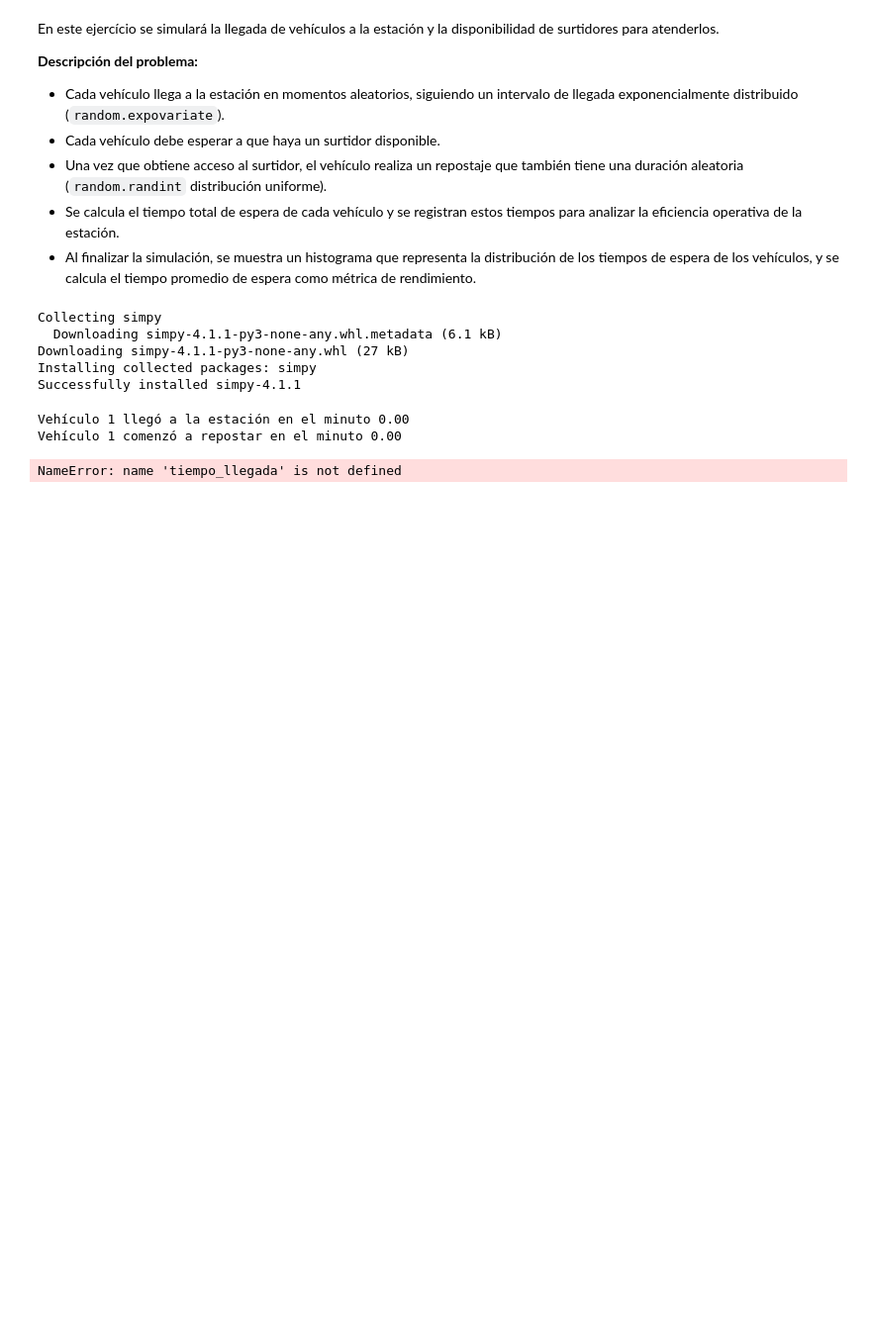
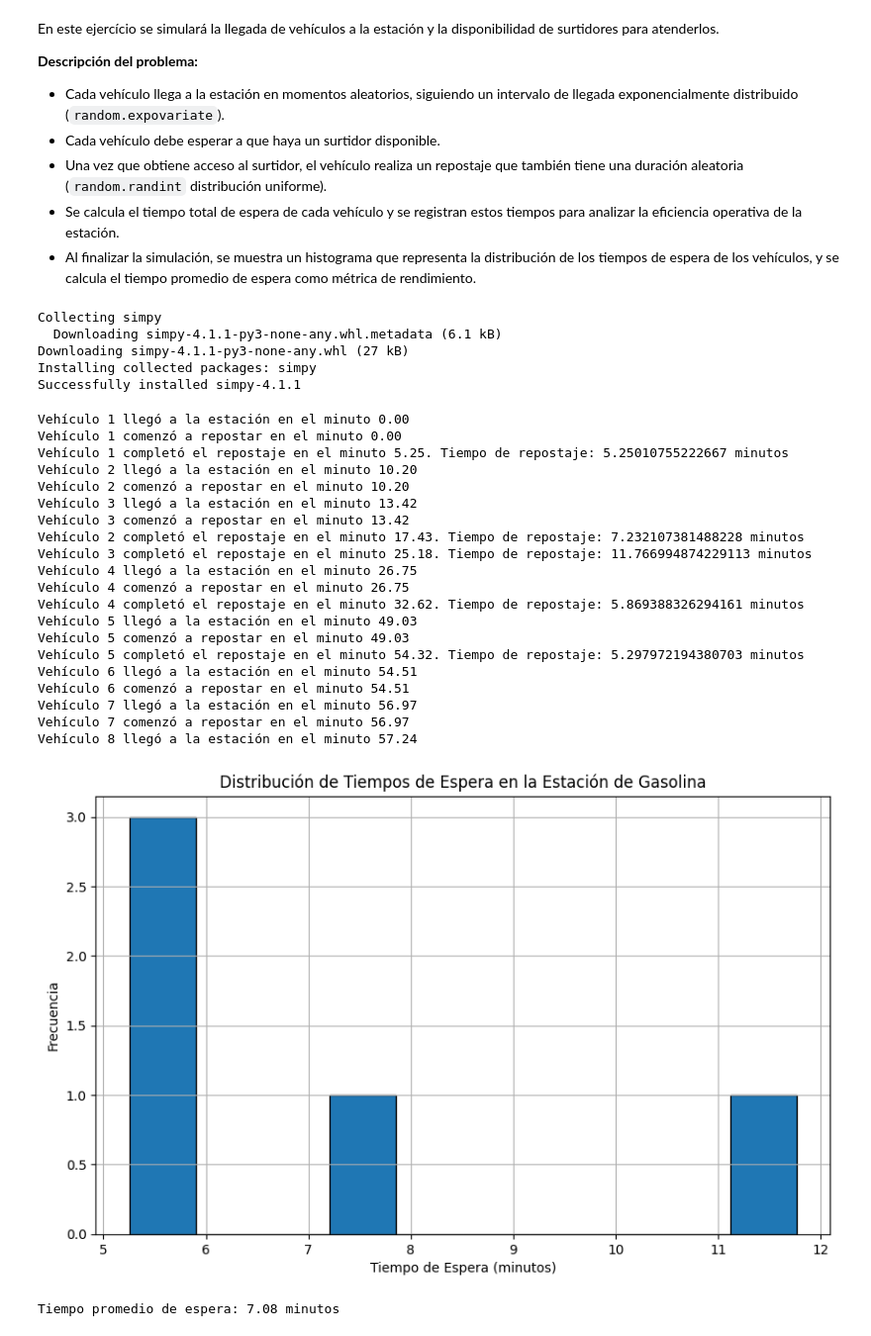
Before and after one commit to DArsem2306/Programa-Python-Utec, a Jupyter notebook: Tareas/python_Tarea_1.ipynb, the cells around one changed output. Shown at 99% size. Saved outputs shown, nothing was run; the diff lists cells and outputs as text; code cells hidden in the pictures; blank space fills up the shorter version.

```diff
--- a/Tareas/python_Tarea_1.ipynb
+++ b/Tareas/python_Tarea_1.ipynb
@@ -117,12 +117,12 @@ def llegada_vehiculo(env, nombre, surtidores):
     print(f'{nombre} llegó a la estación en el minuto {env.now:.2f}')
     with surtidores.request() as req:
         yield req
-        tiempo_espera = env.now # Capturar el tiempo en el que llegó a la estación (tiempo actual) usando: env
+        tiempo_llegada = env.now # Capturar el tiempo en el que llegó a la estación (tiempo actual) usando: env
         print(f'{nombre} comenzó a repostar en el minuto {env.now:.2f}')
 
         # Generar tiempo aleatorio de repostaje
         tiempo_repostaje = random.uniform(TIEMPO_REPOSTAJE_MIN, TIEMPO_REPOSTAJE_MAX)   # Distribución uniforme, considera usar los rangos de tiempo de repostaje
-        yield env.timeout(tiempo_repostaje) #Completar con el tiempo aleaorio calculado anteriormente)
+        yield env.timeout(tiempo_repostaje) #Tiempo aleaorio calculado anteriormente)
 
         # Calcular tiempo total de espera
         tiempo_total_espera = env.now - tiempo_llegada # Diferencia entre el tiempo actual y el tiempo en el que llegó a la estación
@@ -135,31 +135,50 @@ def simulacion_estacion(env, num_surtidores):
     surtidores = simpy.Resource(env, capacity=num_surtidores)
     num_vehiculos = 0
 
     while True:
         num_vehiculos += 1
         env.process(llegada_vehiculo(env, f'Vehículo {num_vehiculos}', surtidores))
         tiempo_llegada = random.expovariate(1.0 / INTERVALO_LLEGADA) # funcion de distribución exponencial (1.0 / INTERVALO_LLEGADA)      # distribución exponencial
         yield env.timeout(tiempo_llegada)
 
 # Configuración de la simulación
 random.seed(42)
 env = simpy.Environment()
 env.process(simulacion_estacion(env, NUM_SURTIDORES)) # funcion principal (env, NUM_SURTIDORES)
 env.run(until=TIEMPO_SIMULACION) # tiempo de simulación
 
 # Visualización de resultados
 plt.figure(figsize=(10, 6))
 plt.hist(tiempos_espera, bins=10, edgecolor='black')
 plt.title('Distribución de Tiempos de Espera en la Estación de Gasolina')
 plt.xlabel('Tiempo de Espera (minutos)')
 plt.ylabel('Frecuencia')
 plt.grid(True)
 plt.show()
 
 # Métricas
 tiempo_promedio_espera = sum(tiempos_espera) / len(tiempos_espera) if tiempos_espera else 0
 print(f'Tiempo promedio de espera: {tiempo_promedio_espera:.2f} minutos')
 # %% [output]
 Vehículo 1 llegó a la estación en el minuto 0.00
 Vehículo 1 comenzó a repostar en el minuto 0.00
+Vehículo 1 completó el repostaje en el minuto 5.25. Tiempo de repostaje: 5.25010755222667 minutos
+Vehículo 2 llegó a la estación en el minuto 10.20
+Vehículo 2 comenzó a repostar en el minuto 10.20
+Vehículo 3 llegó a la estación en el minuto 13.42
+Vehículo 3 comenzó a repostar en el minuto 13.42
+Vehículo 2 completó el repostaje en el minuto 17.43. Tiempo de repostaje: 7.232107381488228 minutos
+Vehículo 3 completó el repostaje en el minuto 25.18. Tiempo de repostaje: 11.766994874229113 minutos
+Vehículo 4 llegó a la estación en el minuto 26.75
+Vehículo 4 comenzó a repostar en el minuto 26.75
+Vehículo 4 completó el repostaje en el minuto 32.62. Tiempo de repostaje: 5.869388326294161 minutos
+Vehículo 5 llegó a la estación en el minuto 49.03
+Vehículo 5 comenzó a repostar en el minuto 49.03
+Vehículo 5 completó el repostaje en el minuto 54.32. Tiempo de repostaje: 5.297972194380703 minutos
+Vehículo 6 llegó a la estación en el minuto 54.51
+Vehículo 6 comenzó a repostar en el minuto 54.51
+Vehículo 7 llegó a la estación en el minuto 56.97
+Vehículo 7 comenzó a repostar en el minuto 56.97
+Vehículo 8 llegó a la estación en el minuto 57.24
+[figure, added]
-NameError: name 'tiempo_llegada' is not defined
+Tiempo promedio de espera: 7.08 minutos
```
Also changed, not shown: parts of 1 cell of this notebook.
